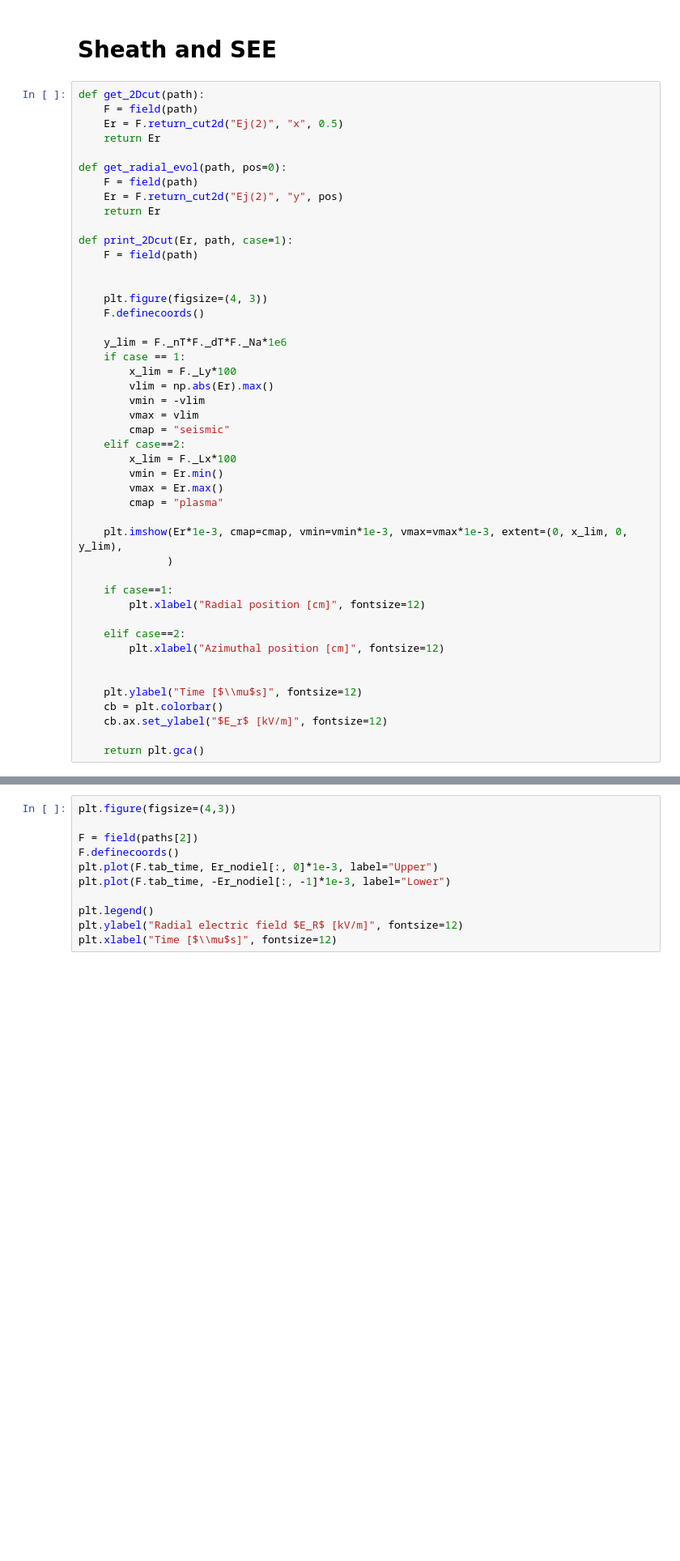
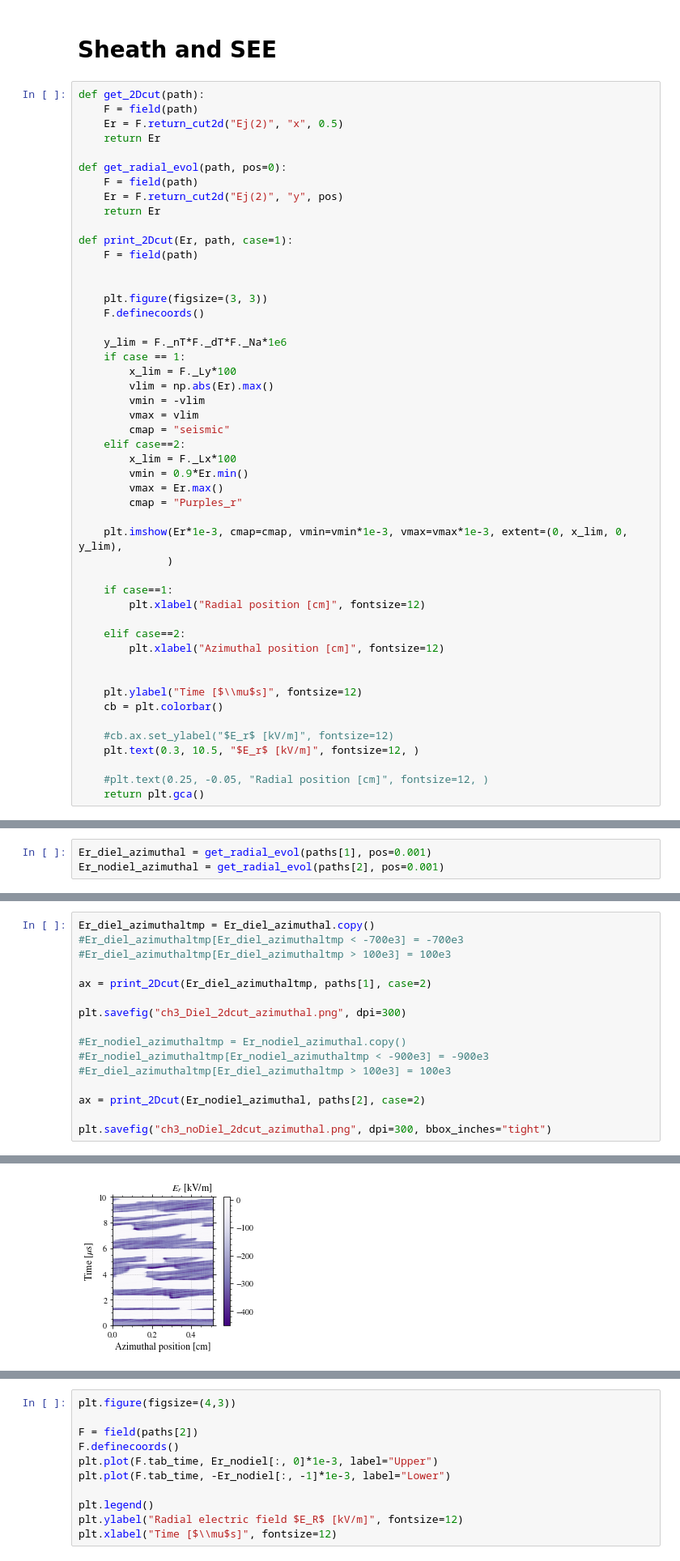
Before and after one commit to antoinetavant/PhD_thesis_manuscript, a Jupyter notebook: src/Chapitre2/figure/Dielectrics.ipynb, the cells around one changed output, grey strips where cells are left out. Shown at 81% size. Saved outputs shown, nothing was run; the diff lists cells and outputs as text; blank space fills up the shorter version.

```diff
--- a/src/Chapitre2/figure/Dielectrics.ipynb
+++ b/src/Chapitre2/figure/Dielectrics.ipynb
@@ -338,7 +338,7 @@ def print_2Dcut(Er, path, case=1):
     F = field(path)
 
 
-    plt.figure(figsize=(4, 3))
+    plt.figure(figsize=(3, 3))
     F.definecoords()
 
     y_lim = F._nT*F._dT*F._Na*1e6
@@ -350,9 +350,9 @@ def print_2Dcut(Er, path, case=1):
         cmap = "seismic"
     elif case==2:
         x_lim = F._Lx*100
-        vmin = Er.min()
+        vmin = 0.9*Er.min()
         vmax = Er.max()
-        cmap = "plasma"
+        cmap = "Purples_r"
 
     plt.imshow(Er*1e-3, cmap=cmap, vmin=vmin*1e-3, vmax=vmax*1e-3, extent=(0, x_lim, 0, y_lim),
               )
@@ -366,6 +366,9 @@ def print_2Dcut(Er, path, case=1):
 
     plt.ylabel("Time [$\\mu$s]", fontsize=12)
     cb = plt.colorbar()
-    cb.ax.set_ylabel("$E_r$ [kV/m]", fontsize=12)
 
+    #cb.ax.set_ylabel("$E_r$ [kV/m]", fontsize=12)
+    plt.text(0.3, 10.5, "$E_r$ [kV/m]", fontsize=12, )
+
+    #plt.text(0.25, -0.05, "Radial position [cm]", fontsize=12, )
     return plt.gca()
@@ -383,0 +379,3 @@ found 1250 files
+# %%
+Er_diel_azimuthal = get_radial_evol(paths[1], pos=0.001)
+Er_nodiel_azimuthal = get_radial_evol(paths[2], pos=0.001)
@@ -383,0 +386,17 @@ found 1250 files
+# %%
+Er_diel_azimuthaltmp = Er_diel_azimuthal.copy()
+#Er_diel_azimuthaltmp[Er_diel_azimuthaltmp < -700e3] = -700e3
+#Er_diel_azimuthaltmp[Er_diel_azimuthaltmp > 100e3] = 100e3
+
+ax = print_2Dcut(Er_diel_azimuthaltmp, paths[1], case=2)
+
+plt.savefig("ch3_Diel_2dcut_azimuthal.png", dpi=300)
+
+#Er_nodiel_azimuthaltmp = Er_nodiel_azimuthal.copy()
+#Er_nodiel_azimuthaltmp[Er_nodiel_azimuthaltmp < -900e3] = -900e3
+#Er_diel_azimuthaltmp[Er_diel_azimuthaltmp > 100e3] = 100e3
+
+ax = print_2Dcut(Er_nodiel_azimuthal, paths[2], case=2)
+
+plt.savefig("ch3_noDiel_2dcut_azimuthal.png", dpi=300, bbox_inches="tight")
+# %% [output]
@@ -383,0 +405 @@ found 1250 files
+[figure, added]
```
Also changed, not shown: parts of 12 cells of this notebook, 6 other files.
